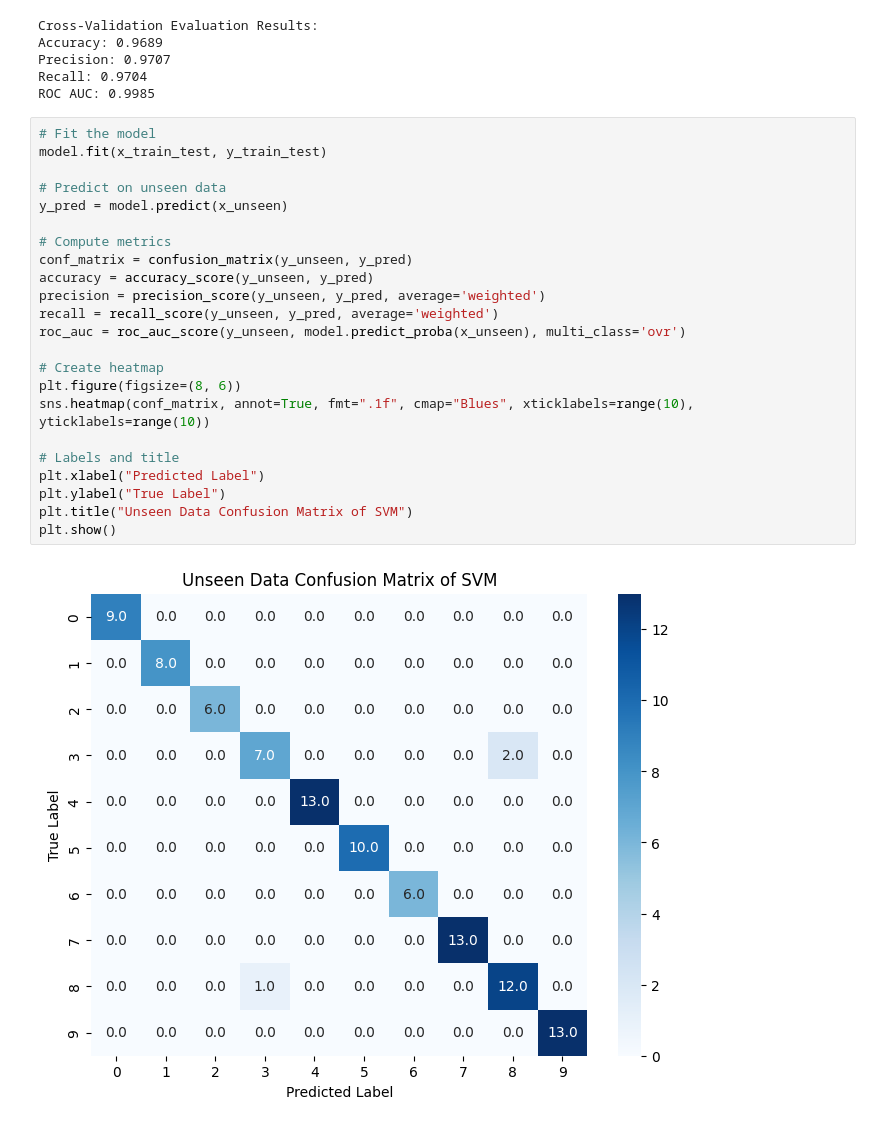
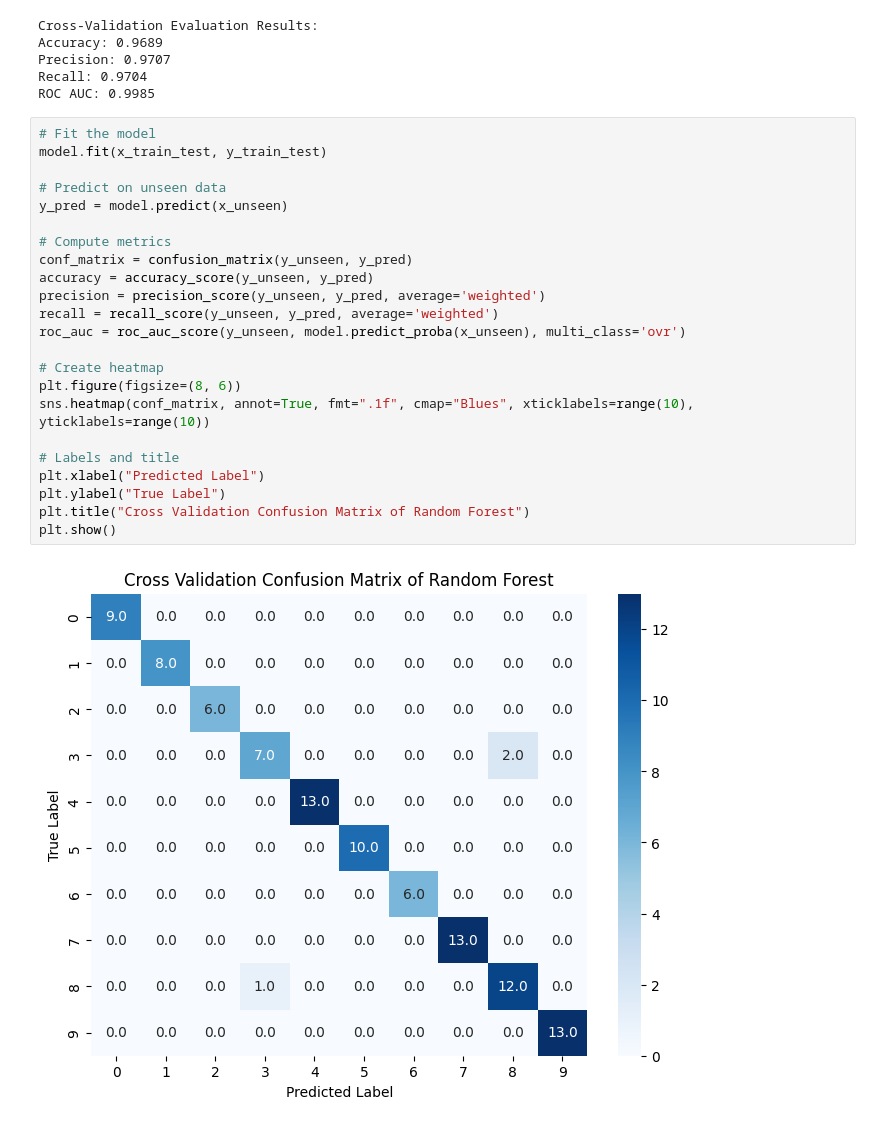
Before and after one commit to Stephen-Coloma/Crop-Recommendation-Machine-Learning, a Jupyter notebook: RandomForest.ipynb, the cells around one changed output. Cells and saved outputs as stored; diff of their text form.

```diff
--- a/RandomForest.ipynb
+++ b/RandomForest.ipynb
@@ -76,27 +76,27 @@ ROC AUC: 0.9985
 # %%
 # Fit the model
 model.fit(x_train_test, y_train_test)
 
 # Predict on unseen data
 y_pred = model.predict(x_unseen)
 
 # Compute metrics
 conf_matrix = confusion_matrix(y_unseen, y_pred)
 accuracy = accuracy_score(y_unseen, y_pred)
 precision = precision_score(y_unseen, y_pred, average='weighted')
 recall = recall_score(y_unseen, y_pred, average='weighted')
 roc_auc = roc_auc_score(y_unseen, model.predict_proba(x_unseen), multi_class='ovr')
 
 # Create heatmap
 plt.figure(figsize=(8, 6))
 sns.heatmap(conf_matrix, annot=True, fmt=".1f", cmap="Blues", xticklabels=range(10), yticklabels=range(10))
 
 # Labels and title
 plt.xlabel("Predicted Label")
 plt.ylabel("True Label")
-plt.title("Unseen Data Confusion Matrix of SVM")
+plt.title("Cross Validation Confusion Matrix of Random Forest")
 plt.show()
 # %% [output]
-[figure, old version]
+[figure, new version]
 # %%
 # Results for the unseen set
```
Also changed, not shown: parts of 2 cells of this notebook.
